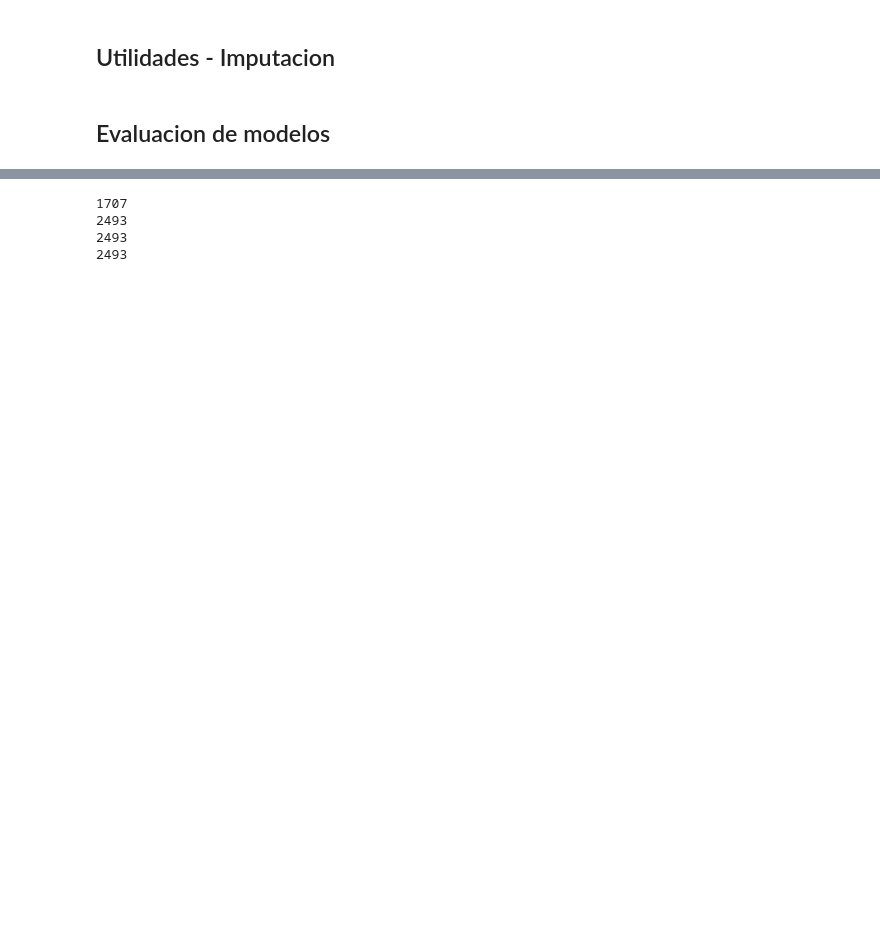
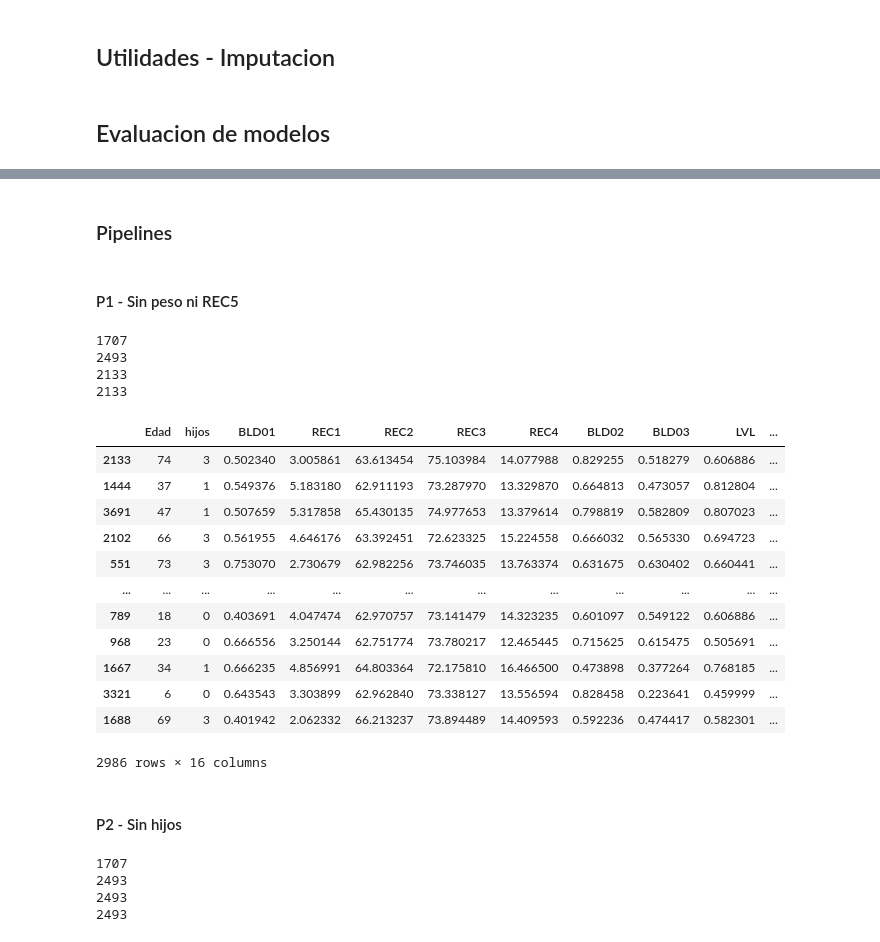
Before and after one commit to ignaciomontovio/TP-Virus, a Jupyter notebook: TP_EntregableVirus.ipynb, the cells around one changed output, grey strips where cells are left out. Cells and saved outputs as stored; diff of their text form; code cells hidden in the pictures; blank space fills up the shorter version.

```diff
--- a/TP_EntregableVirus.ipynb
+++ b/TP_EntregableVirus.ipynb
@@ -357,3 +516,54 @@ class ReplaceValue(BaseEstimator, TransformerMixin):
+# %% [markdown]
+### Pipelines
+# %% [markdown]
+#### P1 - Sin peso ni REC5
+# %%
+df_norm = df
+df_norm.loc[df['LVL'] == 1000000, 'LVL'] = None
+# Reemplazar los valores NaN por 'Desconocido' en Genero
+df_norm["Genero"].fillna('Desconocido', inplace=True)
+
+
+X = df_norm.drop("target", axis=1).drop("Peso", axis=1).drop("REC5", axis=1)
+y = df_norm["target"]
+
+X_train_norm, X_test_norm, y_train, y_test = train_test_split(X, y, random_state=3, test_size=0.3)
+
+pl = Pipeline(steps=[
+    ("LVLImputer", ColImputer(imputer=SimpleImputer(strategy='mean'), columns=["LVL"])),
+    ("LaboralDummies", ColDummy(columns=["Laboral"])),
+    ("GeneroDummies", ColDummy(columns=["Genero"], delete='Genero_Desconocido')),
+    ("BLD03Scaler", ColScaler(scaler=MinMaxScaler(), columns=["BLD03"])),
+    ("BLD02Scaler", ColScaler(scaler=MinMaxScaler(), columns=["BLD02"])),
+    ("BLD01Scaler", ColScaler(scaler=MinMaxScaler(), columns=["BLD01"])),
+    ("LVLScaler", ColScaler(scaler=MinMaxScaler(), columns=["LVL"]))
+])
+
+pl.fit(X_train_norm, y_train)
+X_train = pl.transform(X_train_norm)
+X_test = pl.transform(X_test_norm)
+
+X_train
+# %% [output]
+1707
+2493
+2133
+2133
+|  | Edad | hijos | BLD01 | REC1 | REC2 | REC3 | REC4 | BLD02 | BLD03 | LVL | ... |
+| 2133 | 74 | 3 | 0.502340 | 3.005861 | 63.613454 | 75.103984 | 14.077988 | 0.829255 | 0.518279 | 0.606886 | ... |
+| 1444 | 37 | 1 | 0.549376 | 5.183180 | 62.911193 | 73.287970 | 13.329870 | 0.664813 | 0.473057 | 0.812804 | ... |
+| 3691 | 47 | 1 | 0.507659 | 5.317858 | 65.430135 | 74.977653 | 13.379614 | 0.798819 | 0.582809 | 0.807023 | ... |
+| 2102 | 66 | 3 | 0.561955 | 4.646176 | 63.392451 | 72.623325 | 15.224558 | 0.666032 | 0.565330 | 0.694723 | ... |
+| 551 | 73 | 3 | 0.753070 | 2.730679 | 62.982256 | 73.746035 | 13.763374 | 0.631675 | 0.630402 | 0.660441 | ... |
+| ... | ... | ... | ... | ... | ... | ... | ... | ... | ... | ... | ... |
+| 789 | 18 | 0 | 0.403691 | 4.047474 | 62.970757 | 73.141479 | 14.323235 | 0.601097 | 0.549122 | 0.606886 | ... |
+| 968 | 23 | 0 | 0.666556 | 3.250144 | 62.751774 | 73.780217 | 12.465445 | 0.715625 | 0.615475 | 0.505691 | ... |
+| 1667 | 34 | 1 | 0.666235 | 4.856991 | 64.803364 | 72.175810 | 16.466500 | 0.473898 | 0.377264 | 0.768185 | ... |
+| 3321 | 6 | 0 | 0.643543 | 3.303899 | 62.962840 | 73.338127 | 13.556594 | 0.828458 | 0.223641 | 0.459999 | ... |
+| 1688 | 69 | 3 | 0.401942 | 2.062332 | 66.213237 | 73.894489 | 14.409593 | 0.592236 | 0.474417 | 0.582301 | ... |
+2986 rows × 16 columns
+# %% [markdown]
+#### P2 - Sin hijos
 # %%
 df_norm = df
 df_norm.loc[df['LVL'] == 1000000, 'LVL'] = None
```
Also changed, not shown: parts of 28 cells of this notebook.
